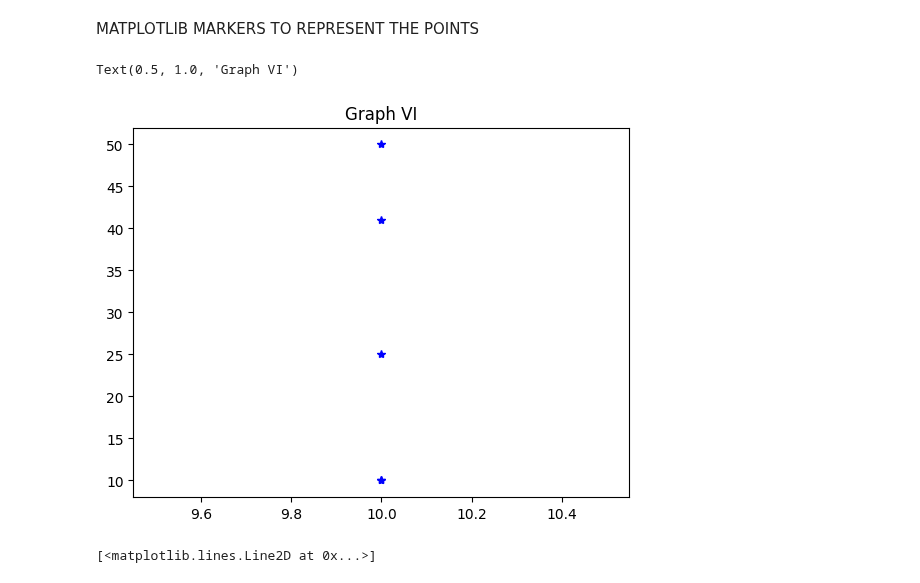
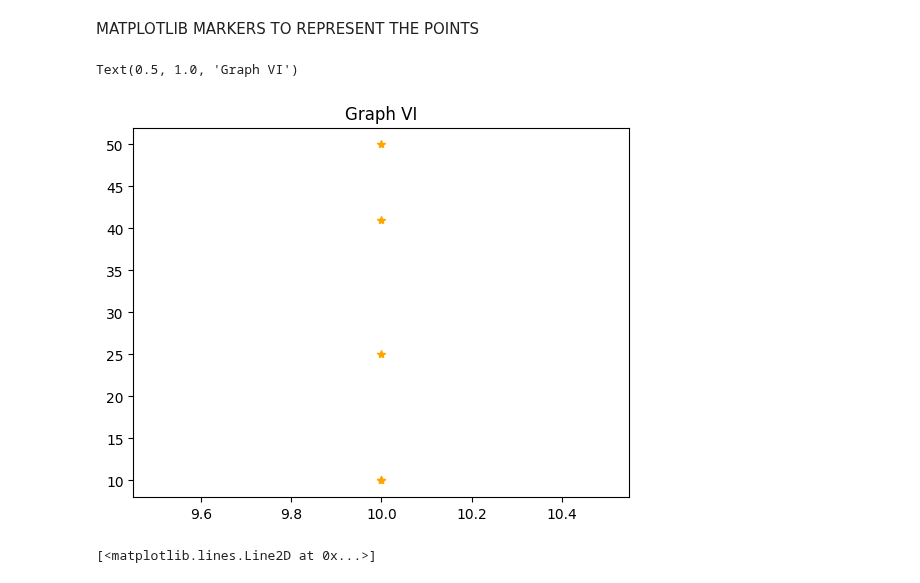
Before and after one commit to Sath2003/DAV, a Jupyter notebook: LABSHEET - 1.ipynb, the cells around one changed output. Drawn from its saved outputs; the diff is of its cells as text; code cells hidden in the pictures.

```diff
--- a/LABSHEET - 1.ipynb
+++ b/LABSHEET - 1.ipynb
@@ -152,12 +152,11 @@ MATPLOTLIB MARKERS TO REPRESENT THE POINTS
 # %%
 A = np.array([10,10,10,10,10])
 B = np.array([10,25,41,50,10])
-plt.plot(A,B,'*',color = 'b')
-# plt.plot(A,B,'orange')
+plt.plot(A,B,'*',color = 'orange')
 plt.title("Graph VI")
 # %% [output]
 Text(0.5, 1.0, 'Graph VI')
-[figure, old version]
+[figure, new version]
 # %%
 Y = np.array([3,8,1,10])
 plt.plot(Y,'p-.b')
```
Also changed, not shown: parts of 2 cells of this notebook.
